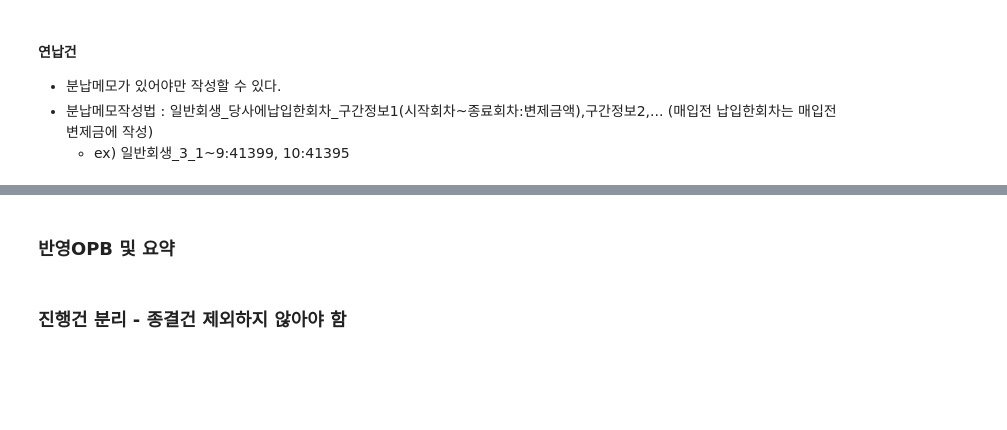
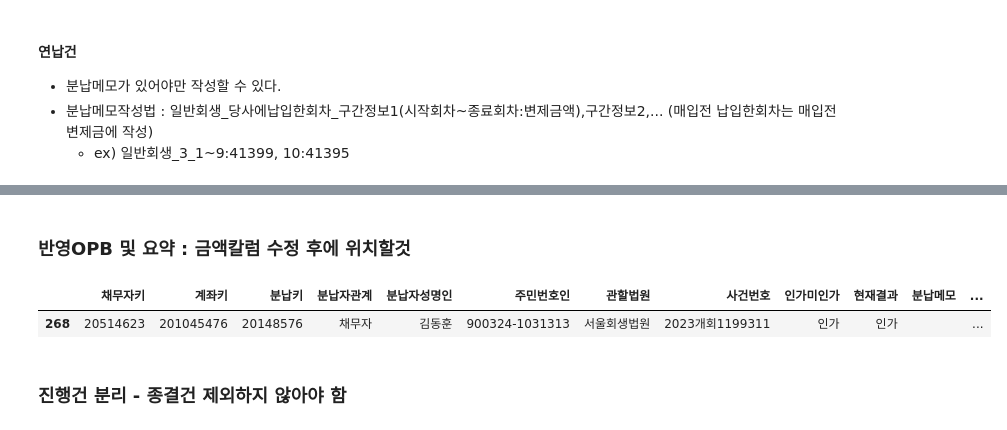
Before and after one commit to jbmyou/python_work, a Jupyter notebook: fileNaming/자산정리/전산_자산정리_개인회생.ipynb, the cells around one changed output, grey strips where cells are left out. Drawn from its saved outputs; the diff is of its cells as text; code cells hidden in the pictures; blank space fills up the shorter version.

```diff
--- a/fileNaming/자산정리/전산_자산정리_개인회생.ipynb
+++ b/fileNaming/자산정리/전산_자산정리_개인회생.ipynb
@@ -1410,24 +1510,2 @@ for i in 선입금index:
 # %% [markdown]
-### 반영OPB 및 요약
+### 반영OPB 및 요약 : 금액칼럼 수정 후에 위치할것
-# %%
-# OPB : 현재법비용 추가일 2024-04-03
-# 총분납잔금(=총분납금-총분납입금+초과입금)
-# 총분납금에 이상없고(법원의 변제조회 최신화 유지, 전산의 조회성공), 분납컷오프일에 이상없다면(OPB와 총분납금 확인)
-# 초과입금 월 변제액이 상승되어, 매입전 회차*상승분만큼 발생하게 된다. 또는 법원에서 선입금해버린 경우 쭉 유지해버리네..언제 채무자미납이 발생할지도 모르는데..(이 외에는 모두 비정상적)
-# 이 경우 채무자 미납회차가 있어버리면, 초과입금이 아니라 정상입금으로 처리되기 때문에 '기타금액'에 정상초과입금액을 적고 총분납잔금에서 더해줘야겠다.
-# 240914수정 : 총분납잔금을 재작성
-conds = [
-    (raw_data["인가미인가"] == "인가") & (raw_data["기타금액"]!=0),
-    (raw_data["인가미인가"] == "인가") & (raw_data["기타금액"]==0),
-    (raw_data["인가미인가"] != "인가")
-]
-
-values = [
-    raw_data["총분납금"] - raw_data["총분납입금"] + raw_data["기타금액"], ############################
-    raw_data["총분납금"] - raw_data["총분납입금"], # + raw_data["초과입금"], ############################
-    raw_data["현재원금"] + raw_data["현재법비용"]
-]
-
-raw_data['반영OPB'] = np.select(conds, values)
-# 240613이후 raw_data['반영OPB'] = np.where(raw_data['인가미인가'] == '인가', raw_data["총분납잔금"], raw_data["현재원금"] + raw_data["현재법비용"])
-# 240613이전 raw_data['반영OPB'] = np.where(raw_data['인가미인가'] == '인가', raw_data["총분납잔금"]-raw_data["초과입금"] , raw_data["현재원금"] + raw_data["현재법비용"])
@@ -1441,3 +1512,22 @@ raw_data[(raw_data['반영OPB'] == 0)&(raw_data['총분납입금'] == 0)][기본
+# %%
+raw_data['반영OPB'] = np.where(raw_data["인가미인가"]=="인가", raw_data["총분납잔금"], raw_data["현재원금"] + raw_data["현재법비용"])
+# 240613이후 raw_data['반영OPB'] = np.where(raw_data['인가미인가'] == '인가', raw_data["총분납잔금"], raw_data["현재원금"] + raw_data["현재법비용"])
+# 240613이전 raw_data['반영OPB'] = np.where(raw_data['인가미인가'] == '인가', raw_data["총분납잔금"]-raw_data["초과입금"] , raw_data["현재원금"] + raw_data["현재법비용"])
+# OPB : 현재법비용 추가일 2024-04-03
+
+# 오류 확인 : 입금 없었는데, 분납잔금도 없는 건
+# 미인가라면 제외처리해야하고, 인가라면 인가잔액 적어줘야
+display(raw_data.query('분납상태 == "진행" and 인가미인가.str.contains("인가|미인가") and ~상태및담당자.str.contains(@종료) \
+    and ~상태및담당자.str.contains(@종결요청) & ~분납메모.str.contains("제외|통합") and 반영OPB==0 and 총분납입금==0')[기본조회칼럼])
+
+
+# # 요약
+# 전체요약 = raw_data.query('분납상태=="진행"').groupby(['인가미인가','현재결과']).agg({'분납키':'count', '반영OPB':'sum'})
+# 전체요약.loc[("합계", ""), :] = 전체요약.sum()
+# 전체요약.applymap('{:,.0f}'.format)
+# %% [output]
+|  | 채무자키 | 계좌키 | 분납키 | 분납자관계 | 분납자성명인 | 주민번호인 | 관할법원 | 사건번호 | 인가미인가 | 현재결과 | 분납메모 | ... |
+| 268 | 20514623 | 201045476 | 20148576 | 채무자 | 김동훈 | 900324-1031313 | 서울회생법원 | 2023개회1199311 | 인가 | 인가 |  | ... |
 # %% [markdown]
 ### 진행건 분리 - 종결건 제외하지 않아야 함
 # %%
```
Also changed, not shown: parts of 39 cells of this notebook, 1 other file.
